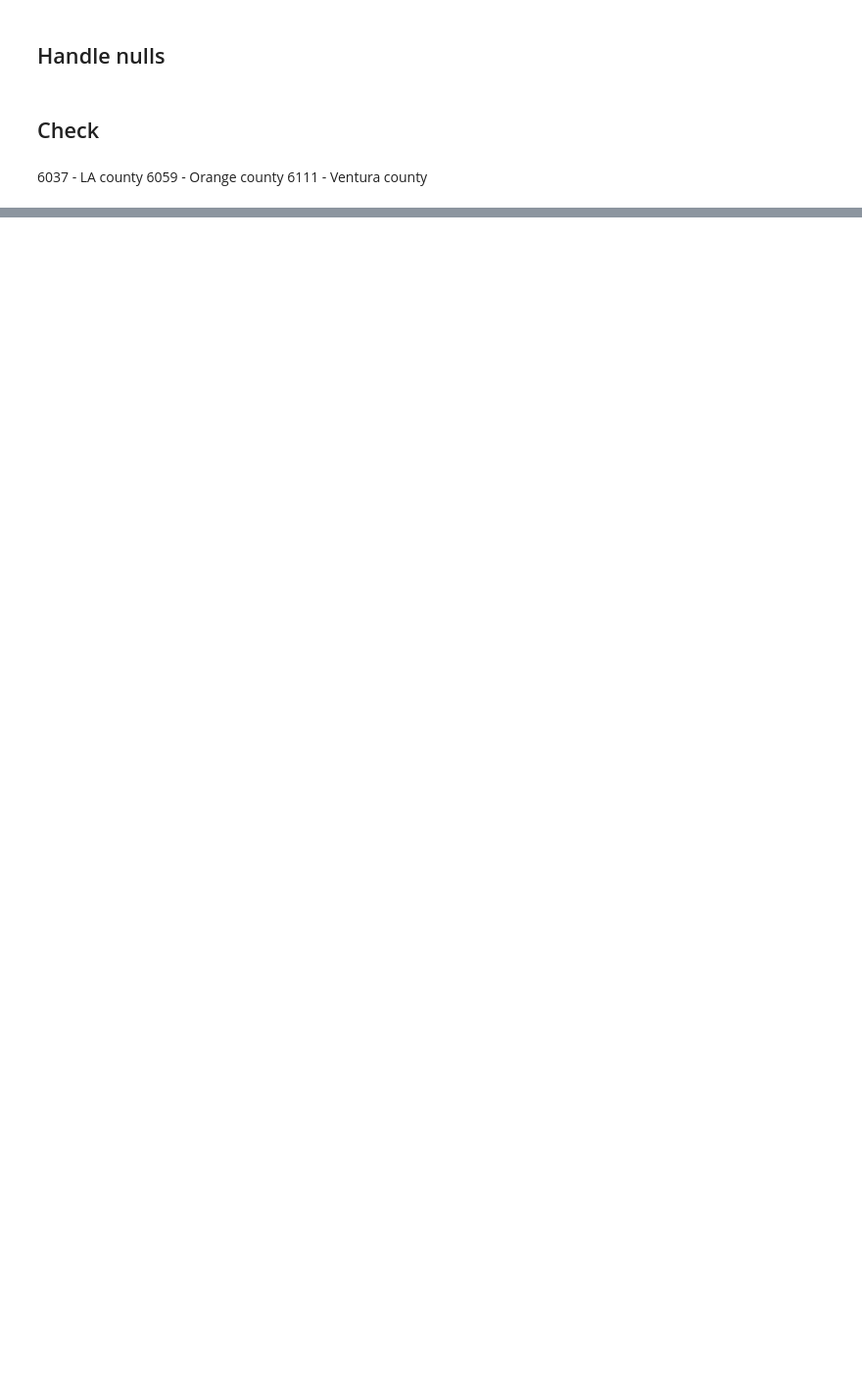
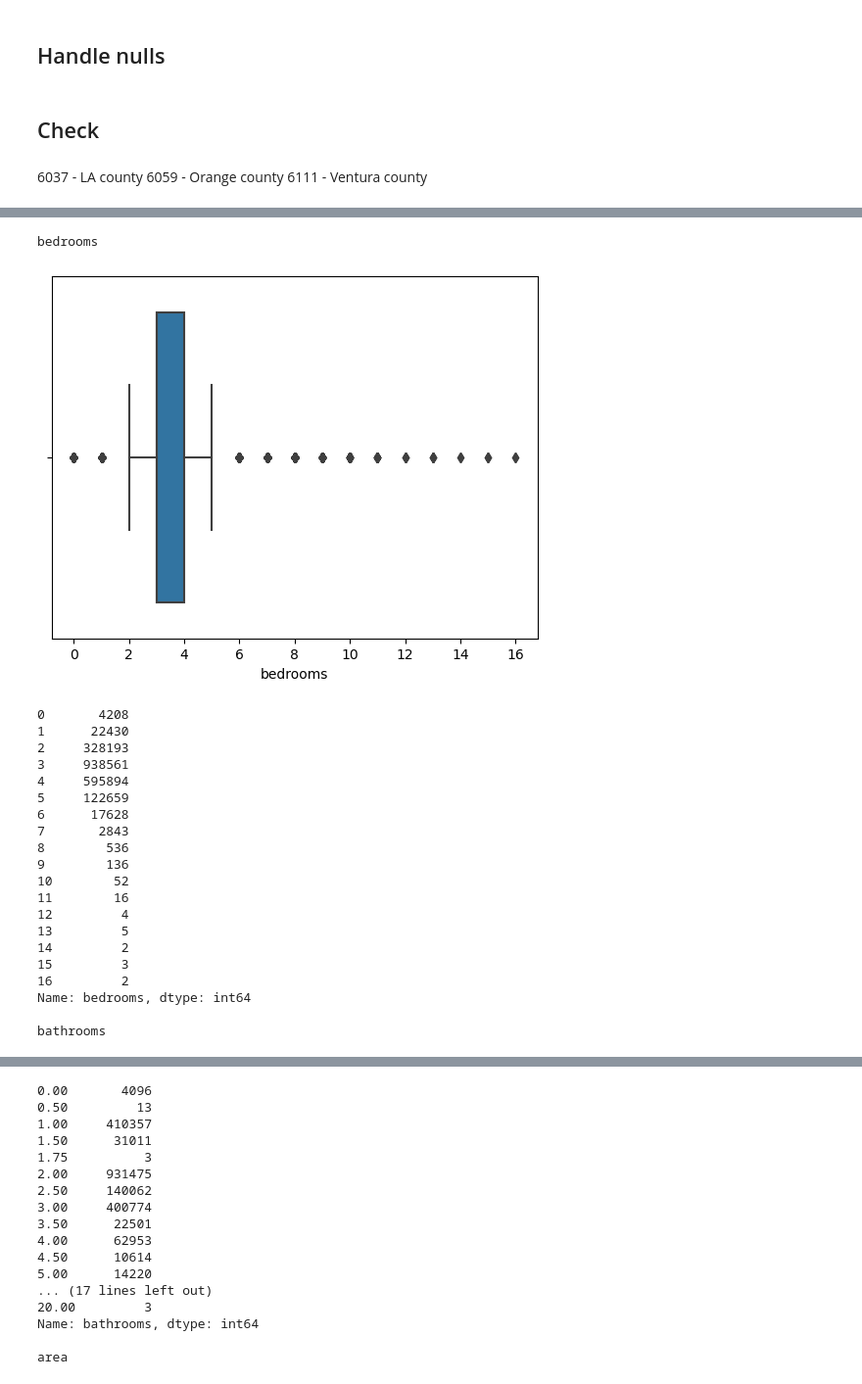
Before and after one commit to rosendo-lugo/regression-exercises, a Jupyter notebook: wrangle.ipynb, the cells around one changed output, grey strips where cells are left out. Shown: that part at 98% size. Drawn from its saved outputs; the diff is of its cells as text; code cells hidden in the pictures; blank space fills up the shorter version.

```diff
--- a/wrangle.ipynb
+++ b/wrangle.ipynb
@@ -253,2 +231,33 @@ ValueError: num must be 1 <= num <= 4, not 5
 # %%
 from sklearn.model_selection import train_test_split
+# %%
+for col in df.columns[:-1]:
+    print(col)
+    sns.boxplot(data=df, x=col)
+    plt.show()
+
+    print(df[col].value_counts().sort_index())
+    print()
+# %% [output]
+bedrooms
+[figure, added]
+0       4208
+1      22430
+2     328193
+3     938561
+4     595894
+5     122659
+6      17628
+7       2843
+8        536
+9        136
+10        52
+11        16
+12         4
+13         5
+14         2
+15         3
+16         2
+Name: bedrooms, dtype: int64
+
+bathrooms
@@ -254,0 +265,17 @@ from sklearn.model_selection import train_test_split
+0.00       4096
+0.50         13
+1.00     410357
+1.50      31011
+1.75          3
+2.00     931475
+2.50     140062
+3.00     400774
+3.50      22501
+4.00      62953
+4.50      10614
+5.00      14220
+... (17 lines left out)
+20.00         3
+Name: bathrooms, dtype: int64
+
+area
```
Also changed, not shown: parts of 19 cells of this notebook, 1 other file.
